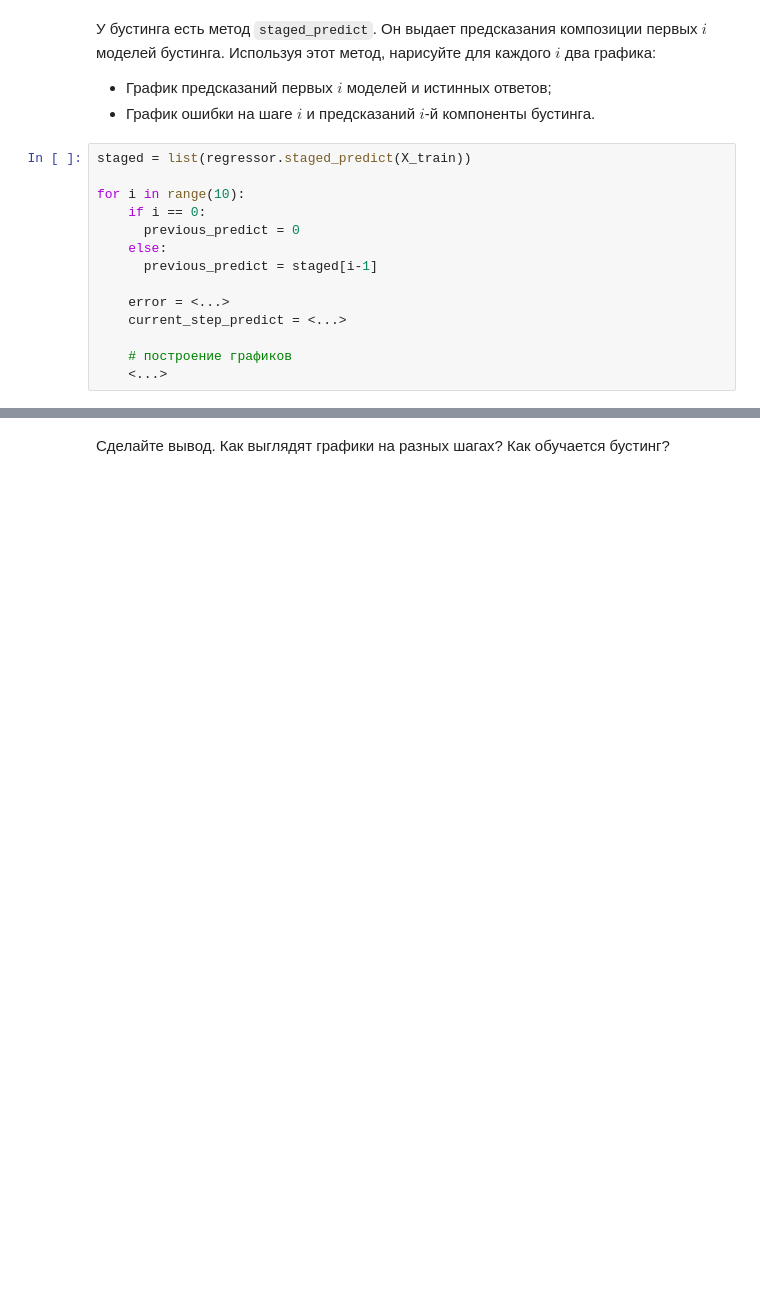
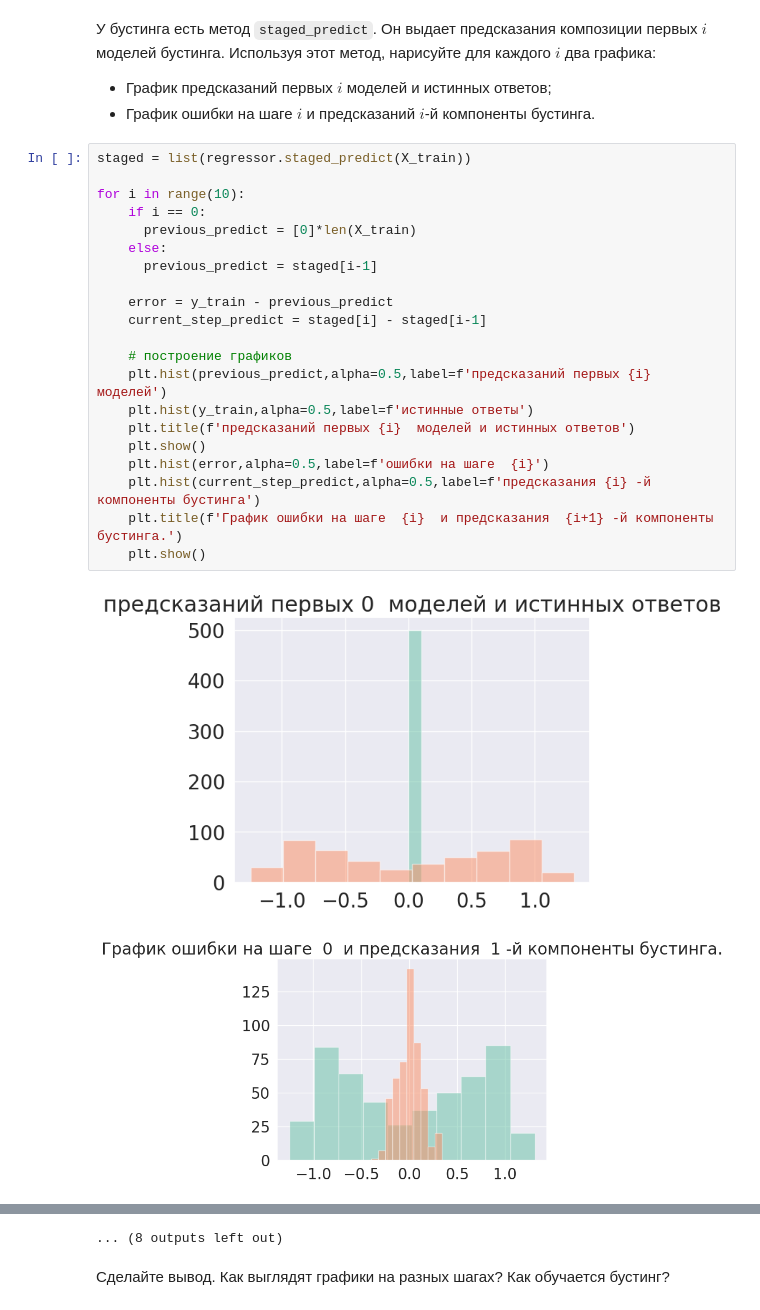
Before and after one commit to NMashalov/2023_OpenMipt_course, a Jupyter notebook: lesson7/boosting_sem_1_empty.ipynb, the cells around one changed output, grey strips where cells are left out. Saved outputs shown, nothing was run; the diff lists cells and outputs as text; blank space fills up the shorter version.

```diff
--- a/lesson7/boosting_sem_1_empty.ipynb
+++ b/lesson7/boosting_sem_1_empty.ipynb
@@ -60,17 +86,27 @@ for elem in regressor.estimators_[:5]:
 У бустинга есть метод `staged_predict`. Он выдает предсказания композиции первых $i$ моделей бустинга. Используя этот метод, нарисуйте для каждого  $i$ два графика:
 * График предсказаний первых $i$ моделей и истинных ответов;
 * График ошибки на шаге $i$ и предсказаний $i$-й компоненты бустинга.
-# %%
-staged = list(regressor.staged_predict(X_train))
-
-for i in range(10):
-    if i == 0:
-      previous_predict = 0
-    else:
-      previous_predict = staged[i-1]
-
-    error = <...>
-    current_step_predict = <...>
-
-    # построение графиков
-    <...>
+# %%
+staged = list(regressor.staged_predict(X_train))
+
+for i in range(10):
+    if i == 0:
+      previous_predict = [0]*len(X_train)
+    else:
+      previous_predict = staged[i-1]
+
+    error = y_train - previous_predict
+    current_step_predict = staged[i] - staged[i-1]
+
+    # построение графиков
+    plt.hist(previous_predict,alpha=0.5,label=f'предсказаний первых {i} моделей')
+    plt.hist(y_train,alpha=0.5,label=f'истинные ответы')
+    plt.title(f'предсказаний первых {i}  моделей и истинных ответов')
+    plt.show()
+    plt.hist(error,alpha=0.5,label=f'ошибки на шаге  {i}')
+    plt.hist(current_step_predict,alpha=0.5,label=f'предсказания {i} -й компоненты бустинга')
+    plt.title(f'График ошибки на шаге  {i}  и предсказания  {i+1} -й компоненты бустинга.')
+    plt.show()
+# %% [output]
+[figure, added]
+[figure, added]
@@ -77,2 +123,3 @@ for i in range(10):
+... (8 outputs left out)
 # %% [markdown]
 Сделайте вывод. Как выглядят графики на разных шагах? Как обучается бустинг?
```
Also changed, not shown: parts of 14 cells of this notebook.
